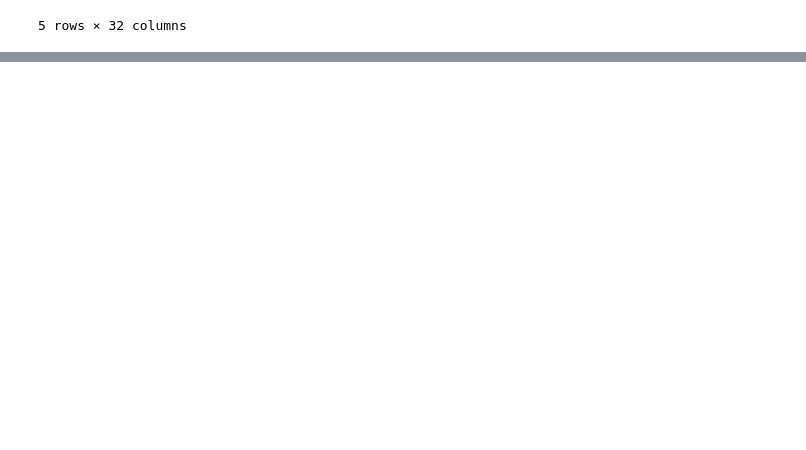
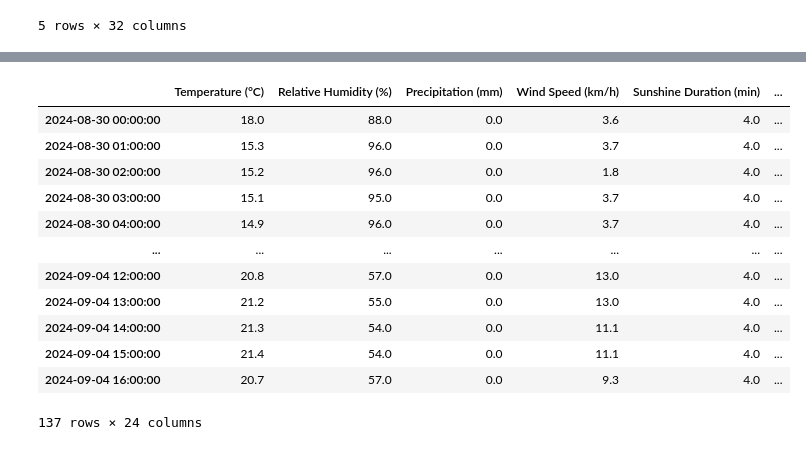
Before and after one commit to m-mango/bavarian-forest-visitor-monitoring-dssgx-24, a Jupyter notebook: pycaret_forecasting_on joined_data_ag.ipynb, the cells around one changed output, grey strips where cells are left out. Saved outputs shown, nothing was run; the diff lists cells and outputs as text; code cells hidden in the pictures; blank space fills up the shorter version.

```diff
--- a/pycaret_forecasting_on joined_data_ag.ipynb
+++ b/pycaret_forecasting_on joined_data_ag.ipynb
@@ -603,0 +637,16 @@ print(df2.columns)
+# %%
+def load_csv_files_from_aws_s3(path: str, **kwargs) -> pd.DataFrame:
+    """Loads individual or multiple CSV files from an AWS S3 bucket.
+    Args:
+        path (str): The path to the CSV files on AWS S3.
+        **kwargs: Additional arguments to pass to the read_csv function.
+    Returns:
+        pd.DataFrame: The DataFrame containing the data from the CSV files.
+    """
+    df3 = wr.s3.read_csv(path=path, **kwargs)
+    return df3
+df3 = load_csv_files_from_aws_s3(
+    path="s3://dssgx-munich-2024-bavarian-forest/preprocessed_data/processed_weather_data_inference_df.csv"
+)
+
+df3.tail()
@@ -603,0 +660,12 @@ print(df2.columns)
+# %%
+# Convert the Time column in df2 to datetime
+df3['Time'] = pd.to_datetime(df3['Time'])
+
+# Set the Time column as the index of df2
+df3.set_index('Time', inplace=True)
+
+# Identify common columns between df2 and inference_df
+common_columns2 = df3.columns.intersection(inference_df.columns)
+
+# Merge df2 into inference_df on the datetime index and common columns
+inference_df.update(df3[common_columns2])
@@ -603,0 +682,8 @@ print(df2.columns)
+# %%
+# Define the cutoff timestamp
+cutoff_time = pd.Timestamp('2024-09-04 16:00')
+
+# Drop rows where the index is after the cutoff time
+inference_df = inference_df[inference_df.index <= cutoff_time]
+
+inference_df.tail()
@@ -607,0 +712,16 @@ pred_unseen = predict_model(model, data = inference_df)
+# %%
+pred_unseen
+# %% [output]
+|  | Temperature (°C) | Relative Humidity (%) | Precipitation (mm) | Wind Speed (km/h) | Sunshine Duration (min) | ... |
+| 2024-08-30 00:00:00 | 18.0 | 88.0 | 0.0 | 3.6 | 4.0 | ... |
+| 2024-08-30 01:00:00 | 15.3 | 96.0 | 0.0 | 3.7 | 4.0 | ... |
+| 2024-08-30 02:00:00 | 15.2 | 96.0 | 0.0 | 1.8 | 4.0 | ... |
+| 2024-08-30 03:00:00 | 15.1 | 95.0 | 0.0 | 3.7 | 4.0 | ... |
+| 2024-08-30 04:00:00 | 14.9 | 96.0 | 0.0 | 3.7 | 4.0 | ... |
+| ... | ... | ... | ... | ... | ... | ... |
+| 2024-09-04 12:00:00 | 20.8 | 57.0 | 0.0 | 13.0 | 4.0 | ... |
+| 2024-09-04 13:00:00 | 21.2 | 55.0 | 0.0 | 13.0 | 4.0 | ... |
+| 2024-09-04 14:00:00 | 21.3 | 54.0 | 0.0 | 11.1 | 4.0 | ... |
+| 2024-09-04 15:00:00 | 21.4 | 54.0 | 0.0 | 11.1 | 4.0 | ... |
+| 2024-09-04 16:00:00 | 20.7 | 57.0 | 0.0 | 9.3 | 4.0 | ... |
+137 rows × 24 columns
```
Also changed, not shown: parts of 13 cells of this notebook, 7 other files.
